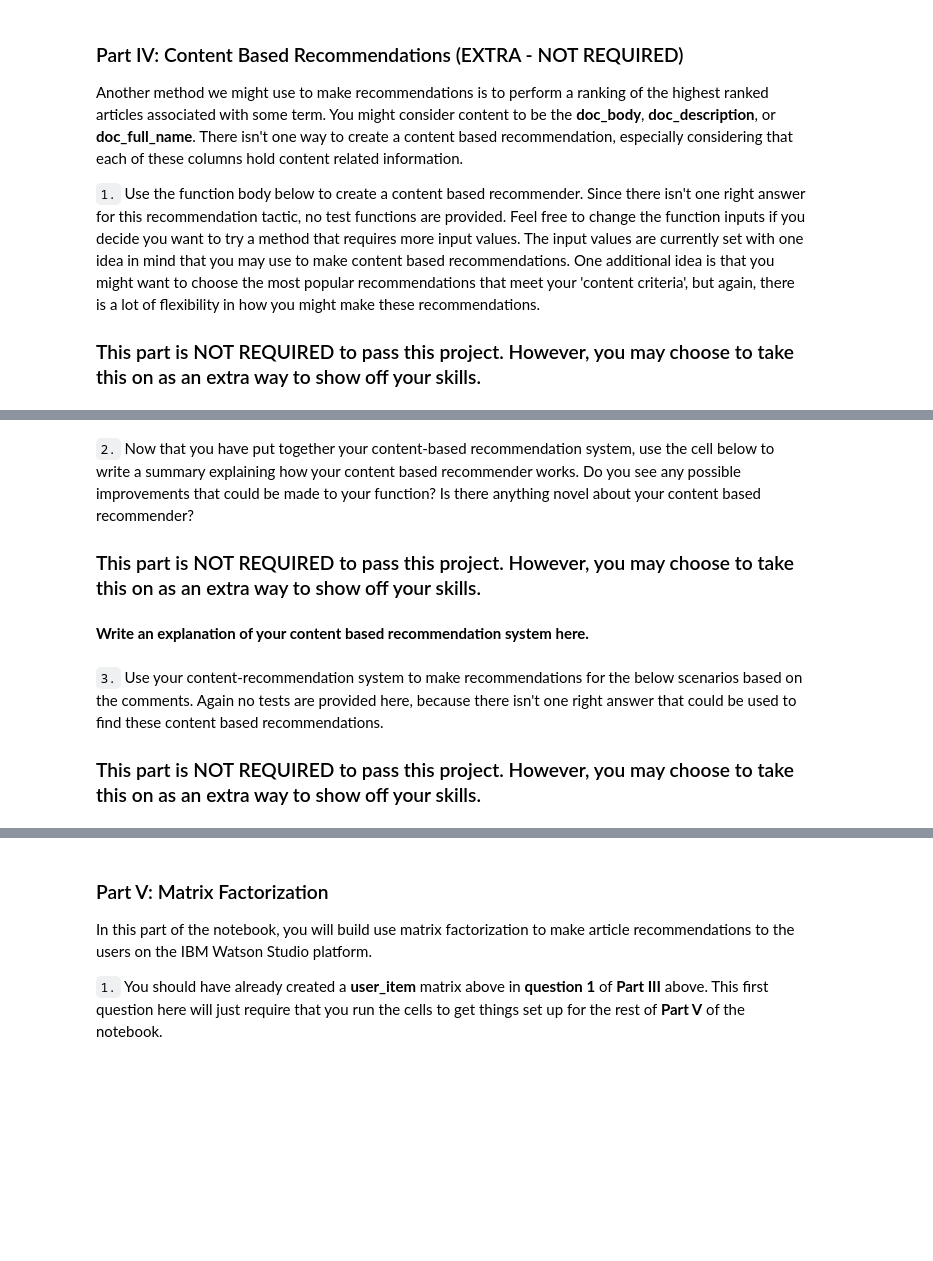
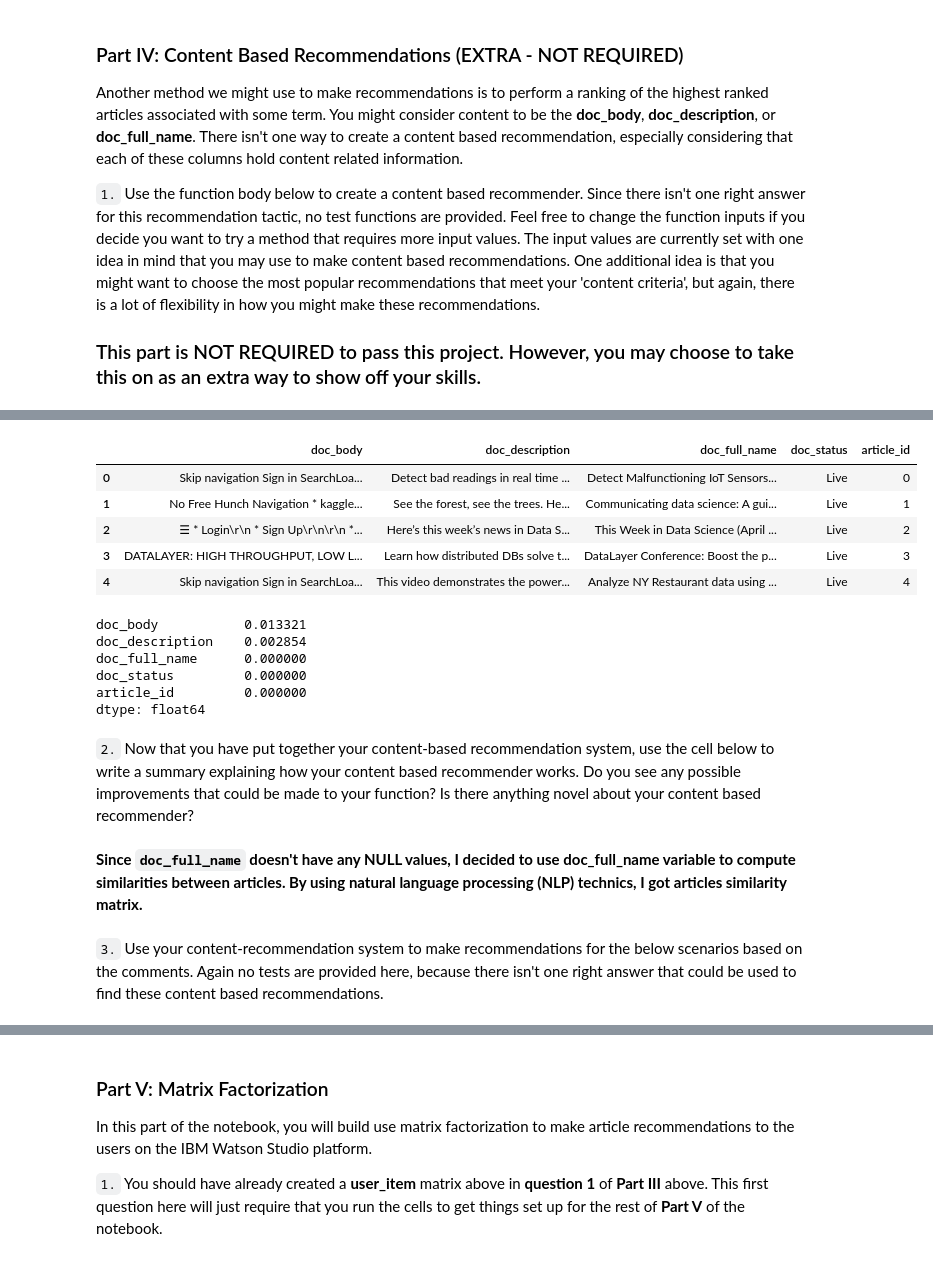
Before and after one commit to yejiseoung/IBM_article_recommendation, a Jupyter notebook: Recommendations_with_IBM.ipynb, the cells around one changed output, grey strips where cells are left out. Saved outputs shown, nothing was run; the diff lists cells and outputs as text; code cells hidden in the pictures; blank space fills up the shorter version.

```diff
--- a/Recommendations_with_IBM.ipynb
+++ b/Recommendations_with_IBM.ipynb
@@ -498,11 +801,25 @@ def make_content_recs():
+# %%
+df_content.head()
+# %% [output]
+|  | doc_body | doc_description | doc_full_name | doc_status | article_id |
+| 0 | Skip navigation Sign in SearchLoa... | Detect bad readings in real time ... | Detect Malfunctioning IoT Sensors... | Live | 0 |
+| 1 | No Free Hunch Navigation * kaggle... | See the forest, see the trees. He... | Communicating data science: A gui... | Live | 1 |
+| 2 | ☰ * Login\r\n * Sign Up\r\n\r\n *... | Here’s this week’s news in Data S... | This Week in Data Science (April ... | Live | 2 |
+| 3 | DATALAYER: HIGH THROUGHPUT, LOW L... | Learn how distributed DBs solve t... | DataLayer Conference: Boost the p... | Live | 3 |
+| 4 | Skip navigation Sign in SearchLoa... | This video demonstrates the power... | Analyze NY Restaurant data using ... | Live | 4 |
+# %%
+df_content.isnull().sum()/len(df_content)
+# %% [output]
+doc_body           0.013321
+doc_description    0.002854
+doc_full_name      0.000000
+doc_status         0.000000
+article_id         0.000000
+dtype: float64
 # %% [markdown]
 `2.` Now that you have put together your content-based recommendation system, use the cell below to write a summary explaining how your content based recommender works.  Do you see any possible improvements that could be made to your function?  Is there anything novel about your content based recommender?
-
-### This part is NOT REQUIRED to pass this project.  However, you may choose to take this on as an extra way to show off your skills.
-# %% [markdown]
-**Write an explanation of your content based recommendation system here.**
+# %% [markdown]
+**Since `doc_full_name` doesn't have any NULL values, I decided to use __doc_full_name__ variable to compute similarities between articles. By using natural language processing (NLP) technics, I got articles similarity matrix.**
 # %% [markdown]
 `3.` Use your content-recommendation system to make recommendations for the below scenarios based on the comments.  Again no tests are provided here, because there isn't one right answer that could be used to find these content based recommendations.
-
-### This part is NOT REQUIRED to pass this project.  However, you may choose to take this on as an extra way to show off your skills.
 # %%
```
Also changed, not shown: parts of 62 cells of this notebook, 6 other files.
